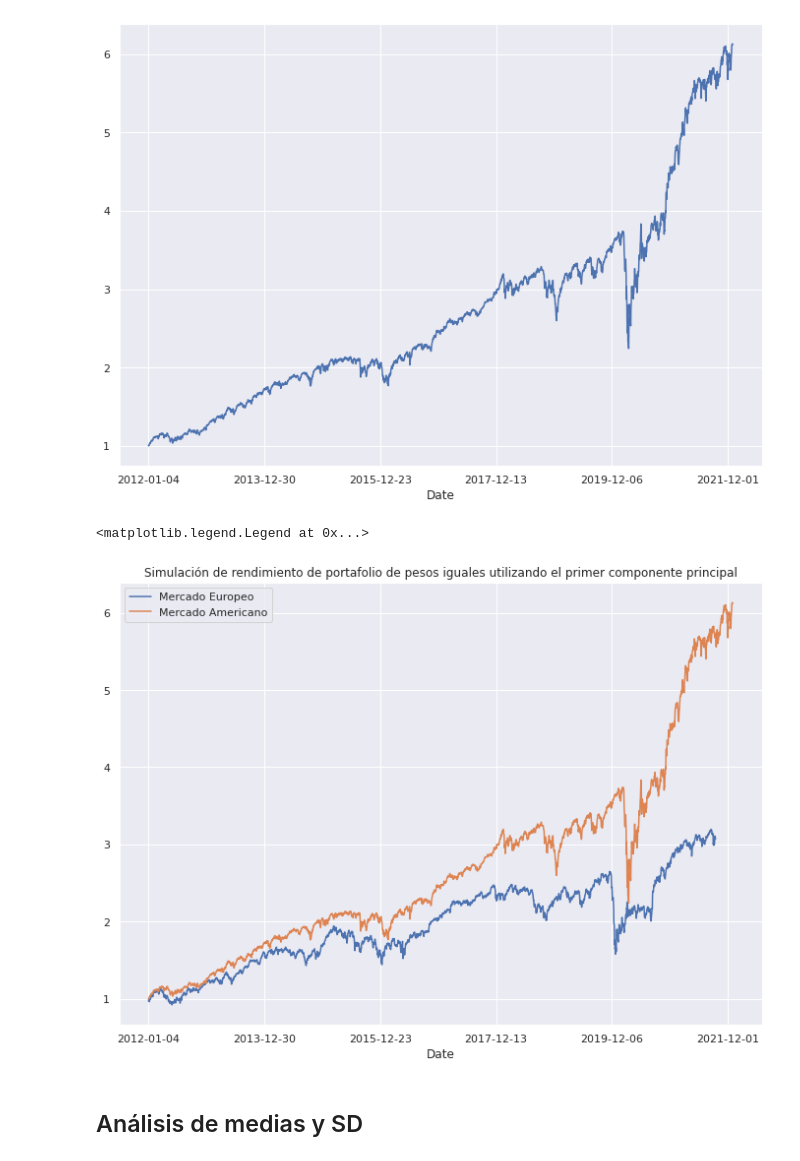
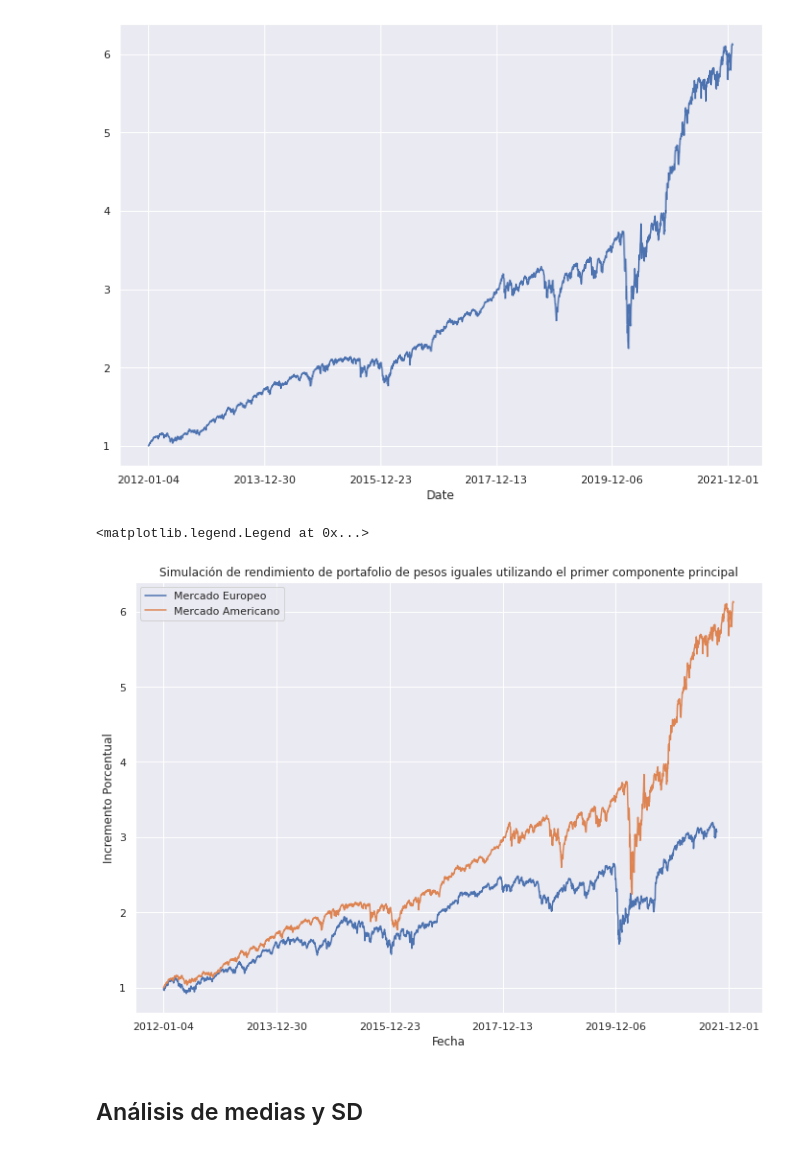
Before and after one commit to jduarte00/tesis, a Jupyter notebook: index_returns.ipynb, the cells around one changed output. Drawn from its saved outputs; the diff is of its cells as text; code cells hidden in the pictures.

Commit message:
fix graphs of returns

```diff
--- a/index_returns.ipynb
+++ b/index_returns.ipynb
@@ -156,7 +187,7 @@ pc1.plot(xticks=[], title='Primer Componente del PCA de Mercado Europeo')
 [figure]
 # %%
 weights_europe = abs(pc1)/sum(abs(pc1))
-myrs_europe = (weights*european_returns).sum(1)
+myrs_europe = (weights_europe*european_returns).sum(1)
 ax = myrs_europe.cumsum().apply(np.exp).plot()
 # %% [output]
 [figure]
@@ -177,11 +208,13 @@ myrs_american.cumsum().apply(np.exp).plot()
 # %%
 ax = myrs_europe.cumsum().apply(np.exp).plot()
 ax = myrs_american.cumsum().apply(np.exp).plot()
 plt.title("Simulación de rendimiento de portafolio de pesos iguales utilizando el primer componente principal")
+ax.set_xlabel("Fecha")
+ax.set_ylabel("Incremento Porcentual")
 plt.legend(["Mercado Europeo", "Mercado Americano"])
 # %% [output]
 <matplotlib.legend.Legend at 0x...>
-[figure, old version]
+[figure, new version]
 # %% [markdown]
 ## Análisis de medias y SD
 # %%
```
Also changed, not shown: parts of 12 cells of this notebook.
